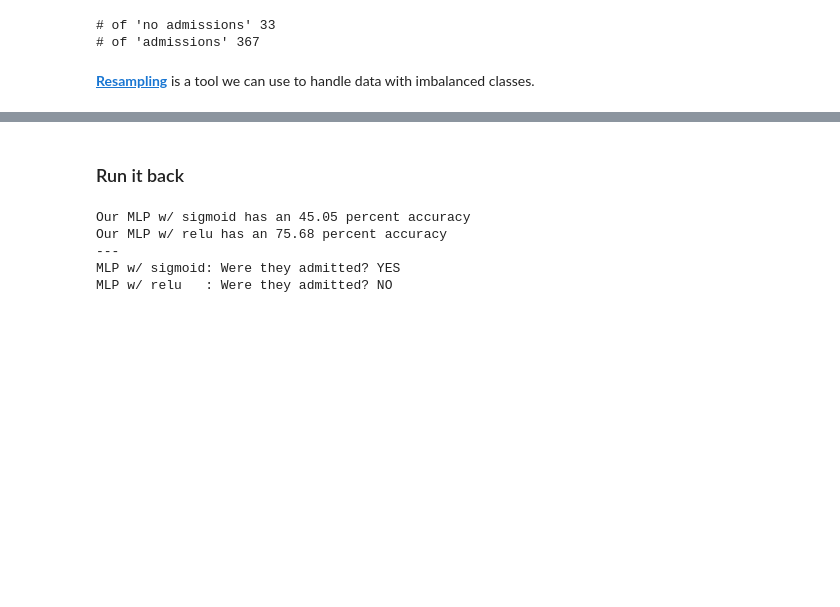
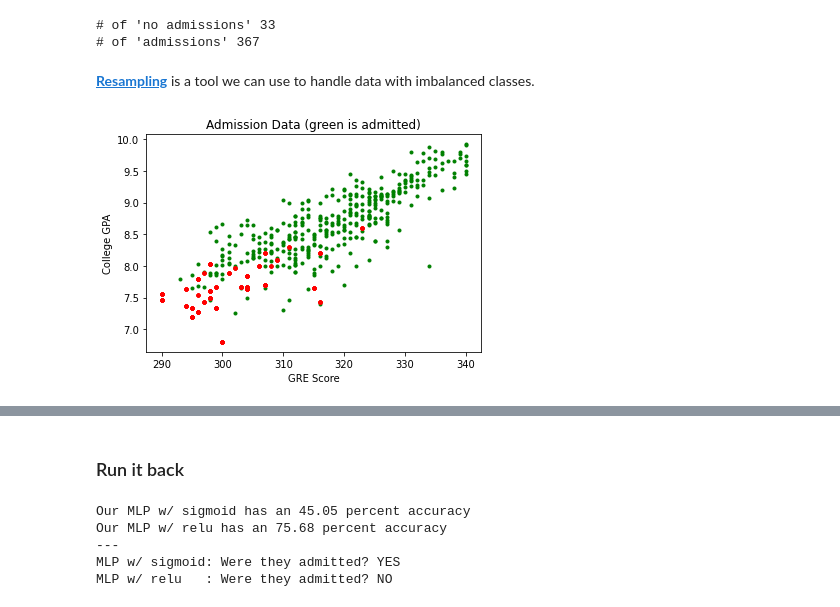
Before and after one commit to vt-ai-ml-club/repo, a Jupyter notebook: Fall2020/MultilayerPerceptron/MLP.ipynb, the cells around one changed output, grey strips where cells are left out. Drawn from its saved outputs; the diff is of its cells as text; code cells hidden in the pictures; blank space fills up the shorter version.

```diff
--- a/Fall2020/MultilayerPerceptron/MLP.ipynb
+++ b/Fall2020/MultilayerPerceptron/MLP.ipynb
@@ -96,17 +123,23 @@ print('# of \'admissions\' %d' % (len(data[data.Admission == 1])))
 # %% [markdown]
 **[Resampling](https://en.wikipedia.org/wiki/Resampling_(statistics))** is a tool we can use to handle data with imbalanced classes.
 # %%
+from sklearn.utils import resample                                # generate more sample data
+
 # Separate majority and minority classes
 data_majority = data[data.Admission==1]
 data_minority = data[data.Admission==0]
 
 
 # Upsample minority class
 data_minority_upsampled = resample(data_minority,
                                  replace=True,                    # sample with replacement
                                  n_samples=len(data_majority),    # to match majority class
                                  random_state=123)                # reproducible results
 
 
 # Combine majority class with upsampled minority class
 new_data = pd.concat([data_majority, data_minority_upsampled])
+
+plot_data(new_data)
+# %% [output]
+[figure, added]
```
Also changed, not shown: parts of 7 cells of this notebook.
